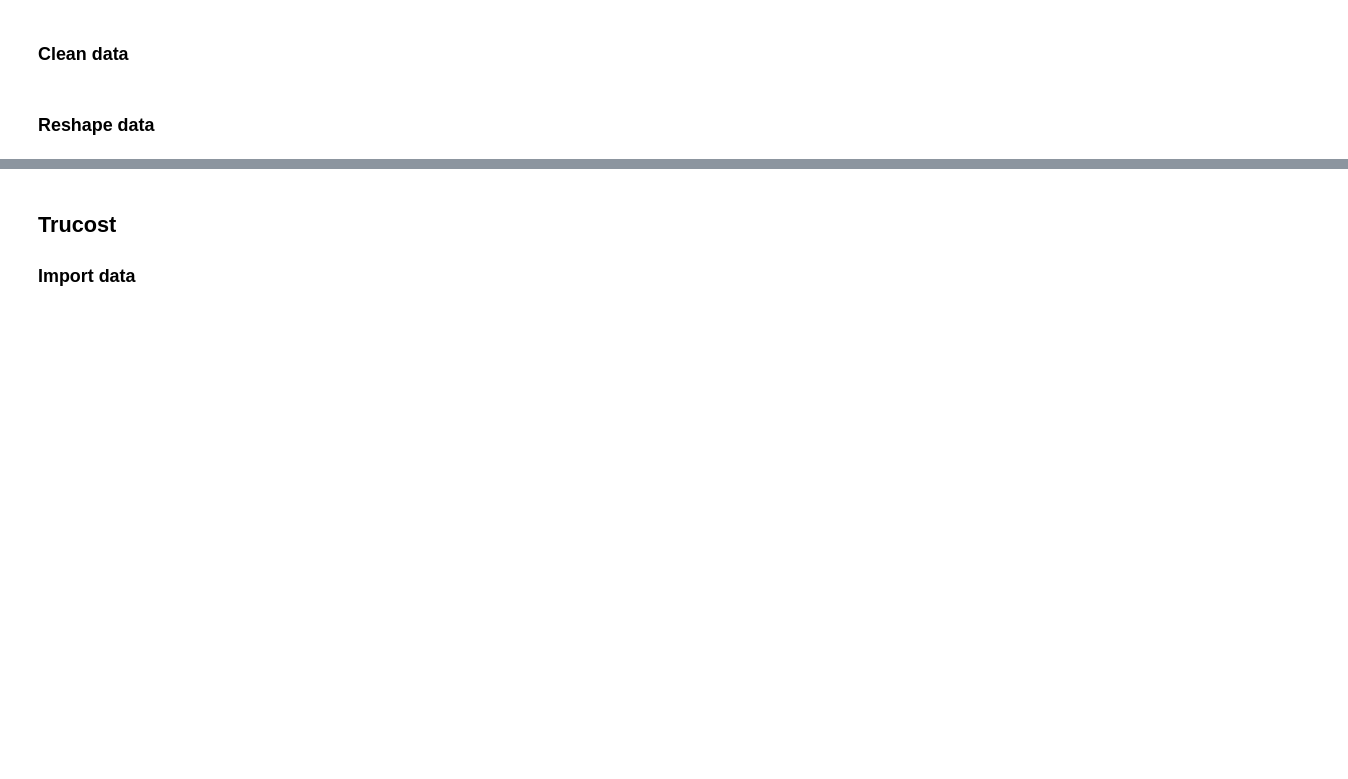
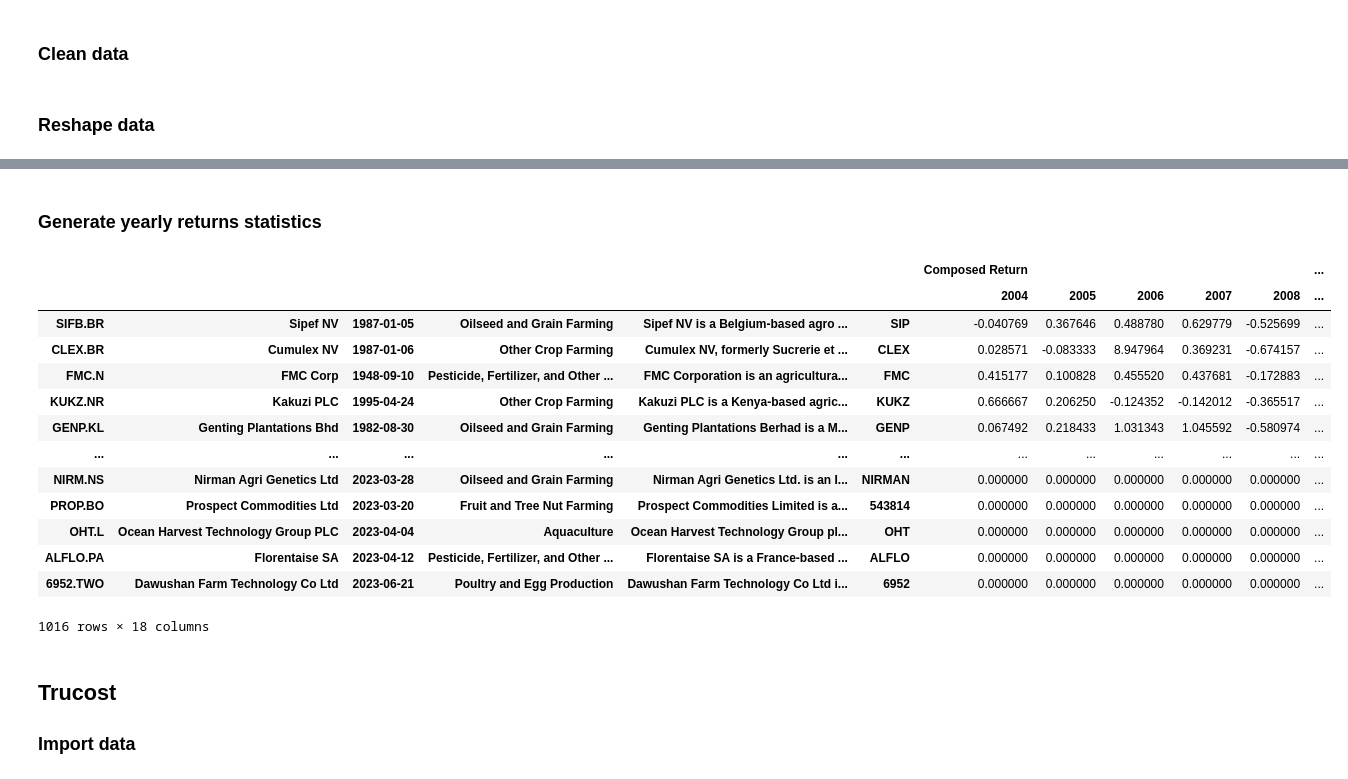
Before and after one commit to maximecharriere/SustainableStocks, a Jupyter notebook: merge.ipynb, the cells around one changed output, grey strips where cells are left out. Drawn from its saved outputs; the diff is of its cells as text; code cells hidden in the pictures; blank space fills up the shorter version.

Commit message:
Generate returns

```diff
--- a/merge.ipynb
+++ b/merge.ipynb
@@ -42,0 +49,2 @@ refinitiv_controls_vertical = refinitiv_controls.stack(level=1, dropna=False)
+# %%
+refinitiv_returns = pd.read_excel('data/Refinitiv_ Returns.xlsx', sheet_name="Agriculture Comp, Full + Ticker", header=[0,1,2], index_col=[0,1,2,3,4,5])
@@ -42,0 +53,7 @@ refinitiv_controls_vertical = refinitiv_controls.stack(level=1, dropna=False)
+# %%
+# Remove return per year columns
+refinitiv_returns.drop('Total Return by Year (01.01.2004-31.12.2022)',axis=1,inplace=True, level=0)
+# Remove year 2022
+refinitiv_returns.drop(2022,axis=1,inplace=True, level=1)
+# %% [markdown]
+### Generate yearly returns statistics
@@ -43,3 +70,25 @@ refinitiv_controls_vertical = refinitiv_controls.stack(level=1, dropna=False)
+# %%
+# Generate composed return for each year
+refinitiv_returns_composed = (refinitiv_returns+1).groupby(axis=1, level=1).prod()-1
+# Add header name
+refinitiv_returns_composed = pd.concat([refinitiv_returns_composed], axis=1, keys=["Composed Return"])
+# %%
+refinitiv_returns_composed
+# %% [output]
+|  |  |  |  |  |  | Composed Return |  |  |  |  | ... |
+|  |  |  |  |  |  | 2004 | 2005 | 2006 | 2007 | 2008 | ... |
+| SIFB.BR | Sipef NV | 1987-01-05 | Oilseed and Grain Farming | Sipef NV is a Belgium-based agro ... | SIP | -0.040769 | 0.367646 | 0.488780 | 0.629779 | -0.525699 | ... |
+| CLEX.BR | Cumulex NV | 1987-01-06 | Other Crop Farming | Cumulex NV, formerly Sucrerie et ... | CLEX | 0.028571 | -0.083333 | 8.947964 | 0.369231 | -0.674157 | ... |
+| FMC.N | FMC Corp | 1948-09-10 | Pesticide, Fertilizer, and Other ... | FMC Corporation is an agricultura... | FMC | 0.415177 | 0.100828 | 0.455520 | 0.437681 | -0.172883 | ... |
+| KUKZ.NR | Kakuzi PLC | 1995-04-24 | Other Crop Farming | Kakuzi PLC is a Kenya-based agric... | KUKZ | 0.666667 | 0.206250 | -0.124352 | -0.142012 | -0.365517 | ... |
+| GENP.KL | Genting Plantations Bhd | 1982-08-30 | Oilseed and Grain Farming | Genting Plantations Berhad is a M... | GENP | 0.067492 | 0.218433 | 1.031343 | 1.045592 | -0.580974 | ... |
+| ... | ... | ... | ... | ... | ... | ... | ... | ... | ... | ... | ... |
+| NIRM.NS | Nirman Agri Genetics Ltd | 2023-03-28 | Oilseed and Grain Farming | Nirman Agri Genetics Ltd. is an I... | NIRMAN | 0.000000 | 0.000000 | 0.000000 | 0.000000 | 0.000000 | ... |
+| PROP.BO | Prospect Commodities Ltd | 2023-03-20 | Fruit and Tree Nut Farming | Prospect Commodities Limited is a... | 543814 | 0.000000 | 0.000000 | 0.000000 | 0.000000 | 0.000000 | ... |
+| OHT.L | Ocean Harvest Technology Group PLC | 2023-04-04 | Aquaculture | Ocean Harvest Technology Group pl... | OHT | 0.000000 | 0.000000 | 0.000000 | 0.000000 | 0.000000 | ... |
+| ALFLO.PA | Florentaise SA | 2023-04-12 | Pesticide, Fertilizer, and Other ... | Florentaise SA is a France-based ... | ALFLO | 0.000000 | 0.000000 | 0.000000 | 0.000000 | 0.000000 | ... |
+| 6952.TWO | Dawushan Farm Technology Co Ltd | 2023-06-21 | Poultry and Egg Production | Dawushan Farm Technology Co Ltd i... | 6952 | 0.000000 | 0.000000 | 0.000000 | 0.000000 | 0.000000 | ... |
+1016 rows × 18 columns
 # %% [markdown]
 ## Trucost
 ### Import data
```
Also changed, not shown: parts of 5 cells of this notebook, 5 other files.
